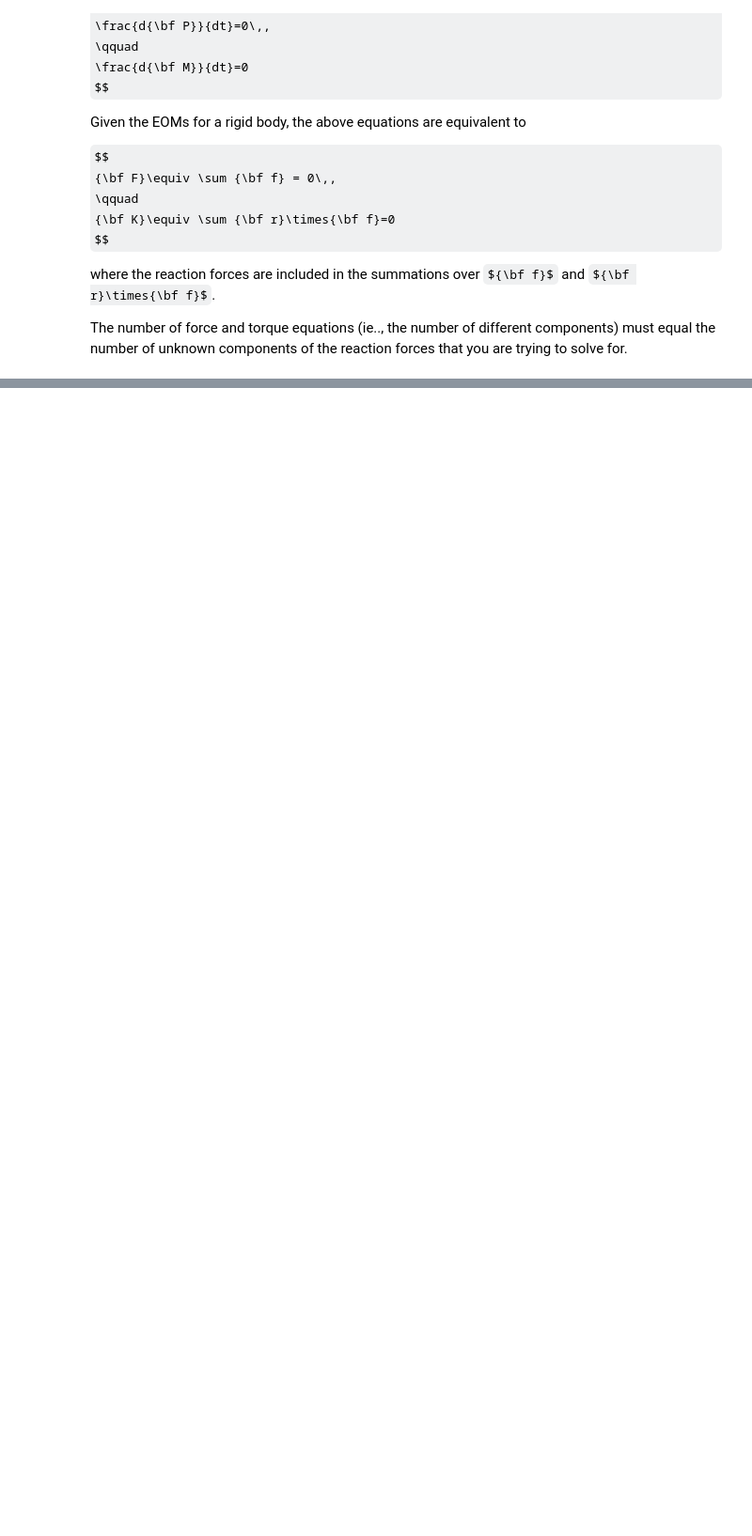
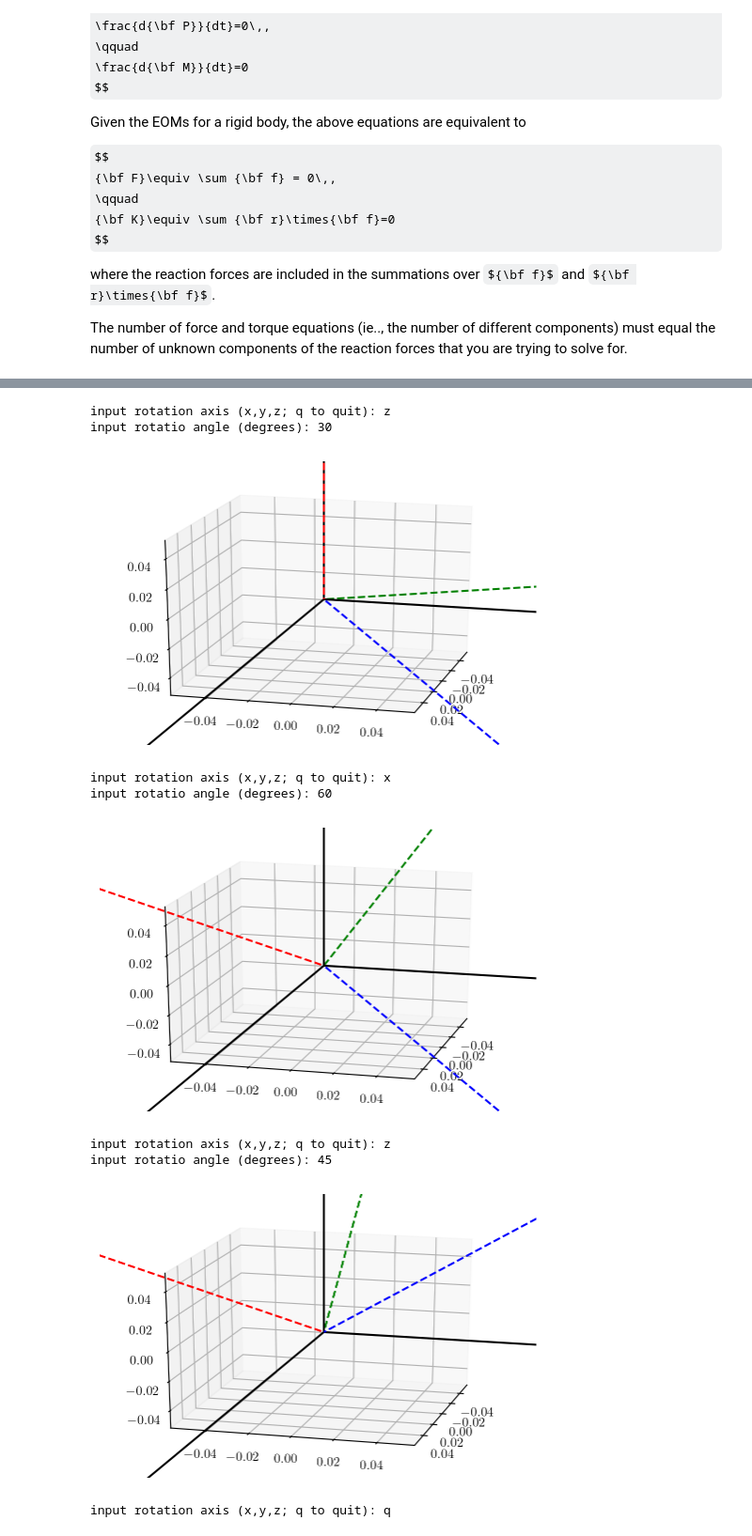
Before and after one commit to josephromano/share, a Jupyter notebook: PHYS5306/notes/notes_symbolic.ipynb, the cells around one changed output, grey strips where cells are left out. Shown at 94% size. Cells and saved outputs as stored; diff of their text form; code cells hidden in the pictures; some formulas as TeX source; blank space fills up the shorter version.

Commit message:
added matlab code and interactive rotations

```diff
--- a/PHYS5306/notes/notes_symbolic.ipynb
+++ b/PHYS5306/notes/notes_symbolic.ipynb
@@ -2862,0 +2867,11 @@ plt.show()
+# %%
+def Rz(a):
+    '''
+    calculate passive rotation matrix around z-axis
+    '''
+
+    R = np.array([[ np.cos(a), np.sin(a), 0],
+                  [-np.sin(a), np.cos(a), 0],
+                  [         0,         0, 1]])
+
+    return R
@@ -2862,0 +2911,57 @@ plt.show()
+# %%
+# interactive rotations
+
+# initial rotation (identity)
+prevRot = np.eye(3)
+
+# loop for successive rotations
+counter = 1
+while 1!=0:
+
+    # input axis, angle
+    print('\n')
+    axis  = input('input rotation axis (x,y,z; q to quit): ')
+    if axis=='q':
+        break
+
+    angle = input('input rotatio angle (degrees): ')
+
+    # convert string input to float and degrees to radians
+    angle = float(angle)
+    angle = np.deg2rad(angle)
+
+    # perform rotation
+    ex, ey, ez, newRot = rotate(axis, angle, prevRot)
+
+    # plot
+    fig = plt.figure()
+    ax = fig.gca(projection='3d')
+    ax.view_init(elev=20,azim=15)
+
+    # space frame
+    ax.quiver(0, 0, 0, 1, 0, 0, color='k', linestyle='-')
+    ax.quiver(0, 0, 0, 0, 1, 0, color='k', linestyle='-')
+    ax.quiver(0, 0, 0, 0, 0, 1, color='k', linestyle='-')
+
+    # body frame
+    ax.quiver(0, 0, 0, ex[0], ex[1], ex[2], color='b', linestyle='--')
+    ax.quiver(0, 0, 0, ey[0], ey[1], ey[2], color='g', linestyle='--')
+    ax.quiver(0, 0, 0, ez[0], ez[1], ez[2], color='r', linestyle='--')
+
+    # display figure
+    plt.show()
+
+    # prepare for next rotation
+    prevRot = newRot
+    counter = counter + 1
+# %% [output]
+input rotation axis (x,y,z; q to quit): z
+input rotatio angle (degrees): 30
+[figure, added]
+input rotation axis (x,y,z; q to quit): x
+input rotatio angle (degrees): 60
+[figure, added]
+input rotation axis (x,y,z; q to quit): z
+input rotatio angle (degrees): 45
+[figure, added]
+input rotation axis (x,y,z; q to quit): q
```
Also changed, not shown: parts of 8 cells of this notebook.
